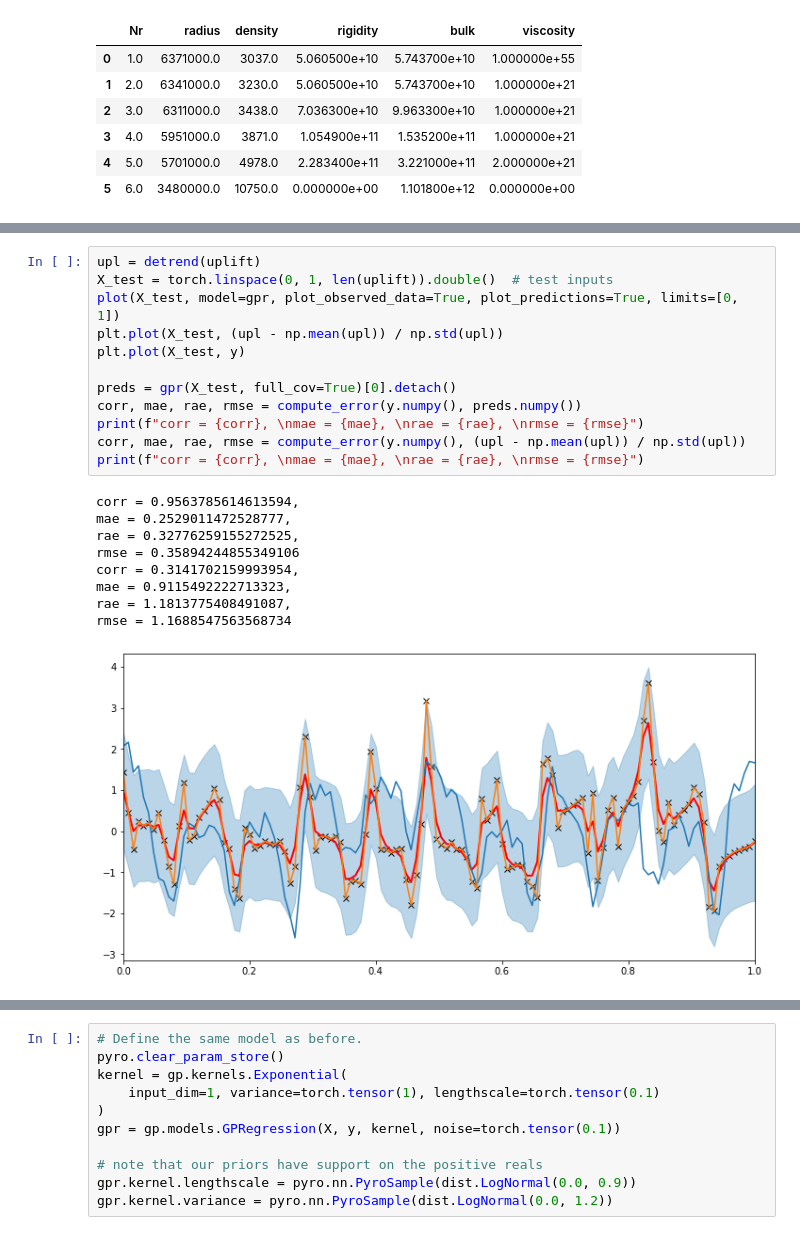
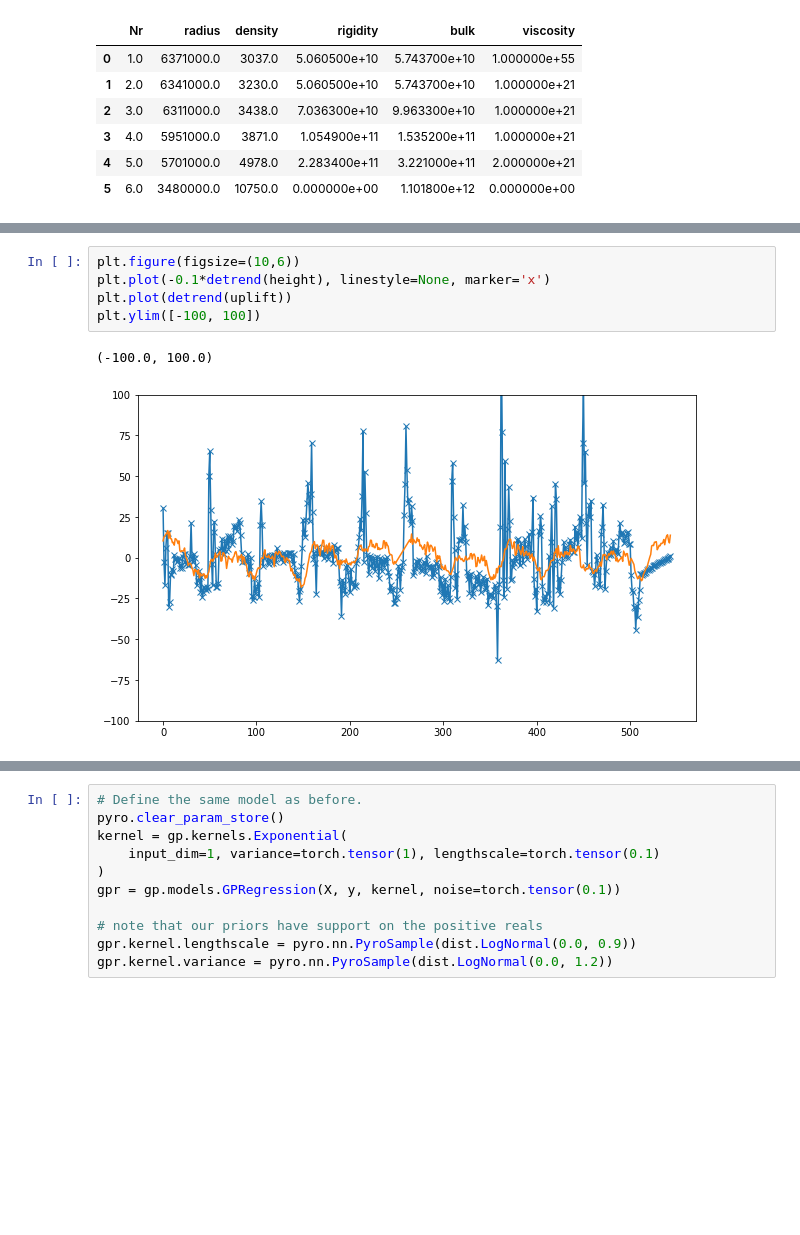
Before and after one commit to eyhl/premis, a Jupyter notebook: notebooks/gp_thickness.ipynb, the cells around one changed output, grey strips where cells are left out. Saved outputs shown, nothing was run; the diff lists cells and outputs as text; blank space fills up the shorter version.

```diff
--- a/notebooks/gp_thickness.ipynb
+++ b/notebooks/gp_thickness.ipynb
@@ -601,22 +133,8 @@ plt.plot(gpr(X_test, full_cov=True)[0].detach())
-# %%
-upl = detrend(uplift)
-X_test = torch.linspace(0, 1, len(uplift)).double()  # test inputs
-plot(X_test, model=gpr, plot_observed_data=True, plot_predictions=True, limits=[0, 1])
-plt.plot(X_test, (upl - np.mean(upl)) / np.std(upl))
-plt.plot(X_test, y)
-
-preds = gpr(X_test, full_cov=True)[0].detach()
-corr, mae, rae, rmse = compute_error(y.numpy(), preds.numpy())
-print(f"corr = {corr}, \nmae = {mae}, \nrae = {rae}, \nrmse = {rmse}")
-corr, mae, rae, rmse = compute_error(y.numpy(), (upl - np.mean(upl)) / np.std(upl))
-print(f"corr = {corr}, \nmae = {mae}, \nrae = {rae}, \nrmse = {rmse}")
-# %% [output]
-corr = 0.9563785614613594,
-mae = 0.2529011472528777,
-rae = 0.32776259155272525,
-rmse = 0.35894244855349106
-corr = 0.3141702159993954,
-mae = 0.9115492222713323,
-rae = 1.1813775408491087,
-rmse = 1.1688547563568734
-[figure, removed]
+# %%
+plt.figure(figsize=(10,6))
+plt.plot(-0.1*detrend(height), linestyle=None, marker='x')
+plt.plot(detrend(uplift))
+plt.ylim([-100, 100])
+# %% [output]
+(-100.0, 100.0)
+[figure, added]
```
Also changed, not shown: parts of 66 cells of this notebook, 4 other files.
